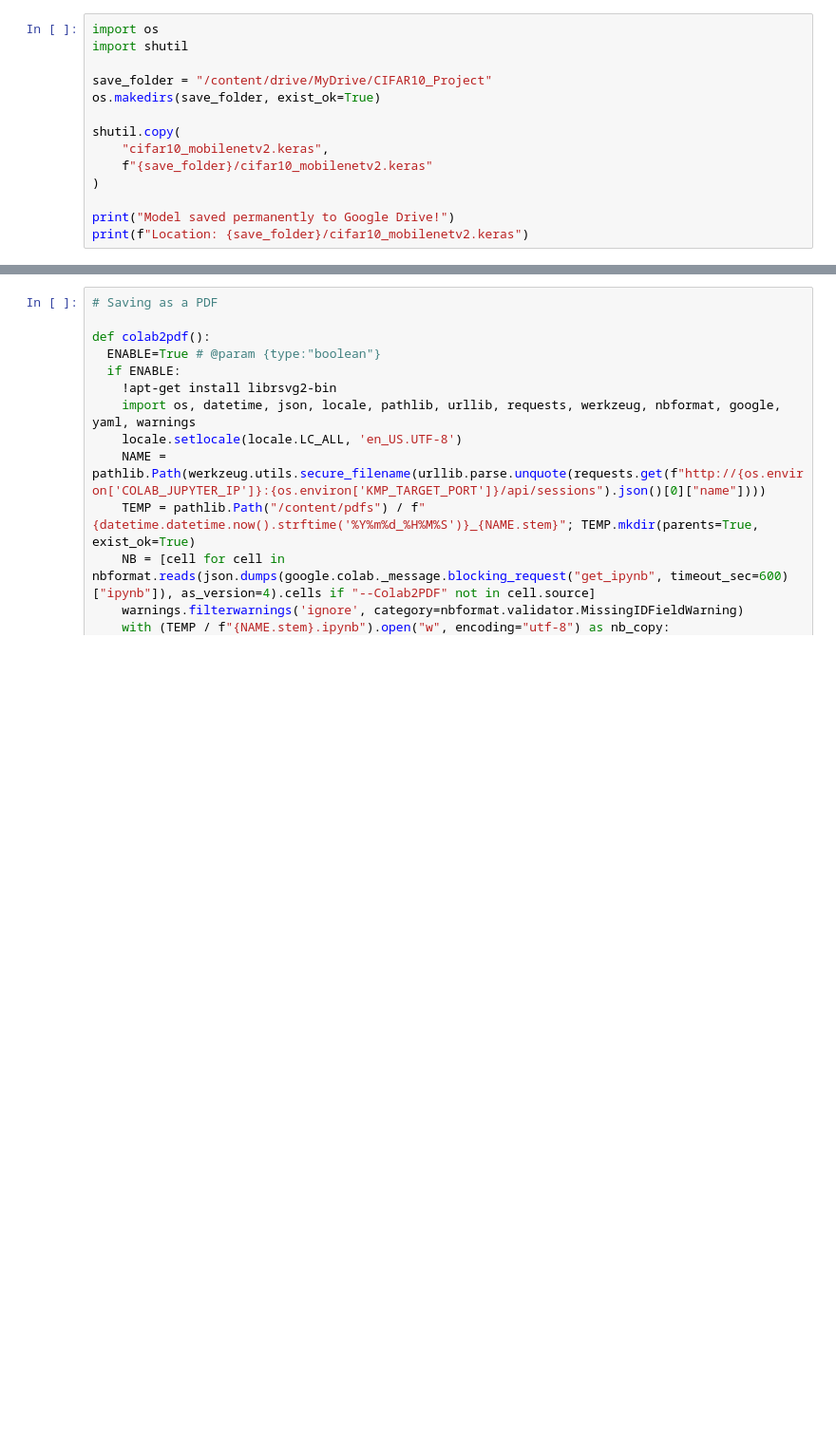
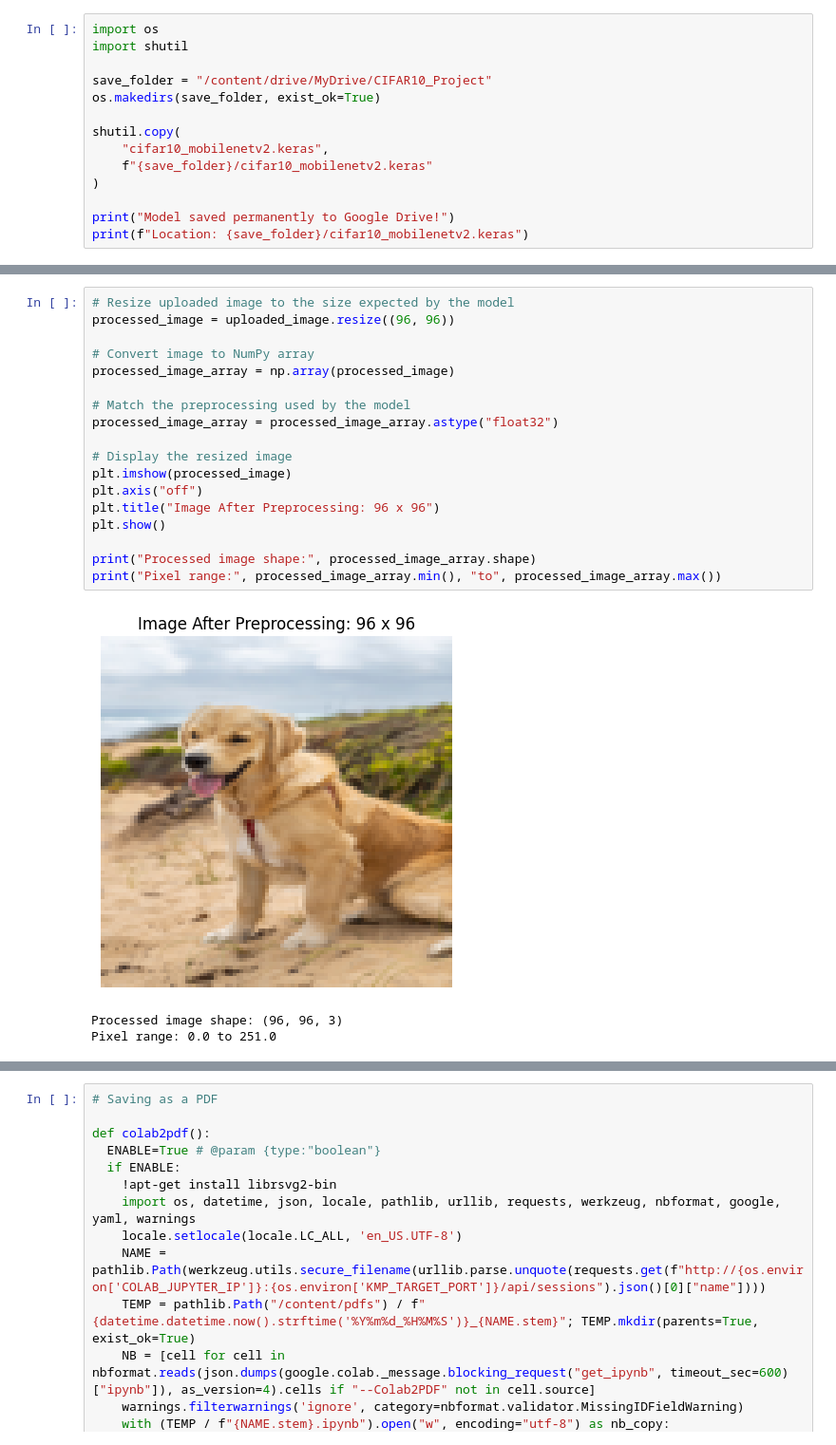
Before and after one commit to Trevorkaaya21/CIFAR-10-neural-networks-comparisons, a Jupyter notebook: CIFAR10_Models.ipynb, the cells around one changed output, grey strips where cells are left out. Shown at 95% size. Saved outputs shown, nothing was run; the diff lists cells and outputs as text; blank space fills up the shorter version.

```diff
--- a/CIFAR10_Models.ipynb
+++ b/CIFAR10_Models.ipynb
@@ -603,0 +743,22 @@ print(f"Location: {save_folder}/cifar10_mobilenetv2.keras")
+# %%
+# Resize uploaded image to the size expected by the model
+processed_image = uploaded_image.resize((96, 96))
+
+# Convert image to NumPy array
+processed_image_array = np.array(processed_image)
+
+# Match the preprocessing used by the model
+processed_image_array = processed_image_array.astype("float32")
+
+# Display the resized image
+plt.imshow(processed_image)
+plt.axis("off")
+plt.title("Image After Preprocessing: 96 x 96")
+plt.show()
+
+print("Processed image shape:", processed_image_array.shape)
+print("Pixel range:", processed_image_array.min(), "to", processed_image_array.max())
+# %% [output]
+[figure, added]
+Processed image shape: (96, 96, 3)
+Pixel range: 0.0 to 251.0
```
Also changed, not shown: parts of 19 cells of this notebook.
